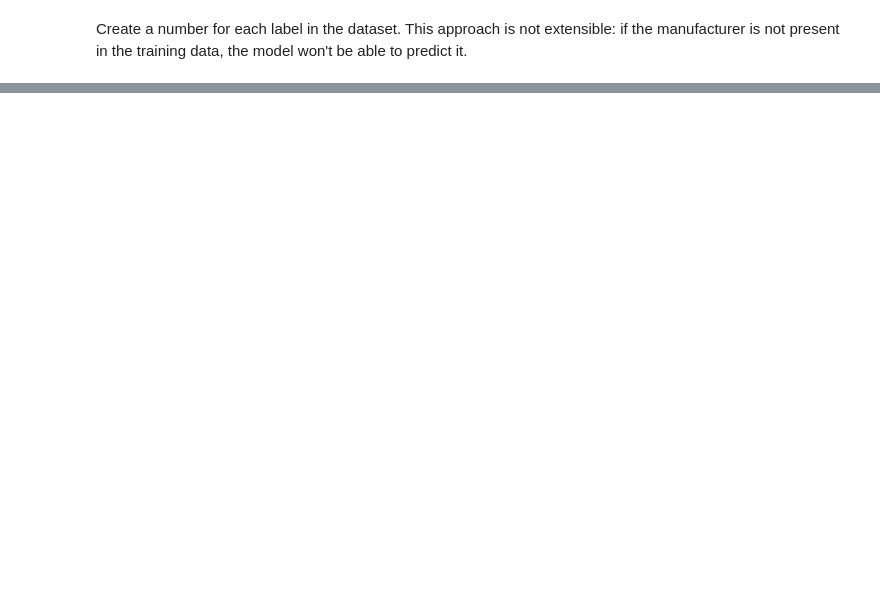
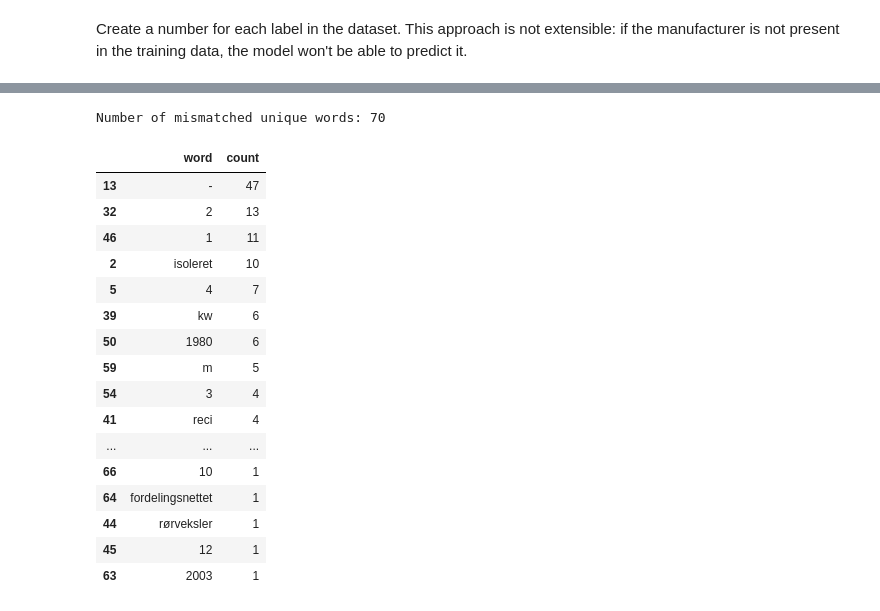
Before and after one commit to danesinoo/EnergyLabels, a Jupyter notebook: notebooks/model-usage.ipynb, the cells around one changed output, grey strips where cells are left out. Drawn from its saved outputs; the diff is of its cells as text; code cells hidden in the pictures; blank space fills up the shorter version.

```diff
--- a/notebooks/model-usage.ipynb
+++ b/notebooks/model-usage.ipynb
@@ -220,0 +147,27 @@ Increasing batch size to 64
+# %%
+eval_mm_samples, eval_mm_masks, eval_mm_word, eval_mm_pred, eval_mm_target = extract_mistakes(test_pred, y_test_ref, words_test)
+eval_mm_word_set = set(eval_mm_word)
+print(f"Number of mismatched unique words: {len(eval_mm_word_set)}")
+eval_counts = {w: eval_mm_word.count(w) for w in eval_mm_word_set}
+eval_counts_df = pd.DataFrame(eval_counts.items(), columns=['word', 'count'])
+eval_counts_df = eval_counts_df.sort_values(by='count', ascending=False)
+eval_counts_df.head(30)
+# %% [output]
+Number of mismatched unique words: 70
+|  | word | count |
+| 13 | - | 47 |
+| 32 | 2 | 13 |
+| 46 | 1 | 11 |
+| 2 | isoleret | 10 |
+| 5 | 4 | 7 |
+| 39 | kw | 6 |
+| 50 | 1980 | 6 |
+| 59 | m | 5 |
+| 54 | 3 | 4 |
+| 41 | reci | 4 |
+| ... | ... | ... |
+| 66 | 10 | 1 |
+| 64 | fordelingsnettet | 1 |
+| 44 | rørveksler | 1 |
+| 45 | 12 | 1 |
+| 63 | 2003 | 1 |
```
Also changed, not shown: parts of 20 cells of this notebook, 13 other files.
